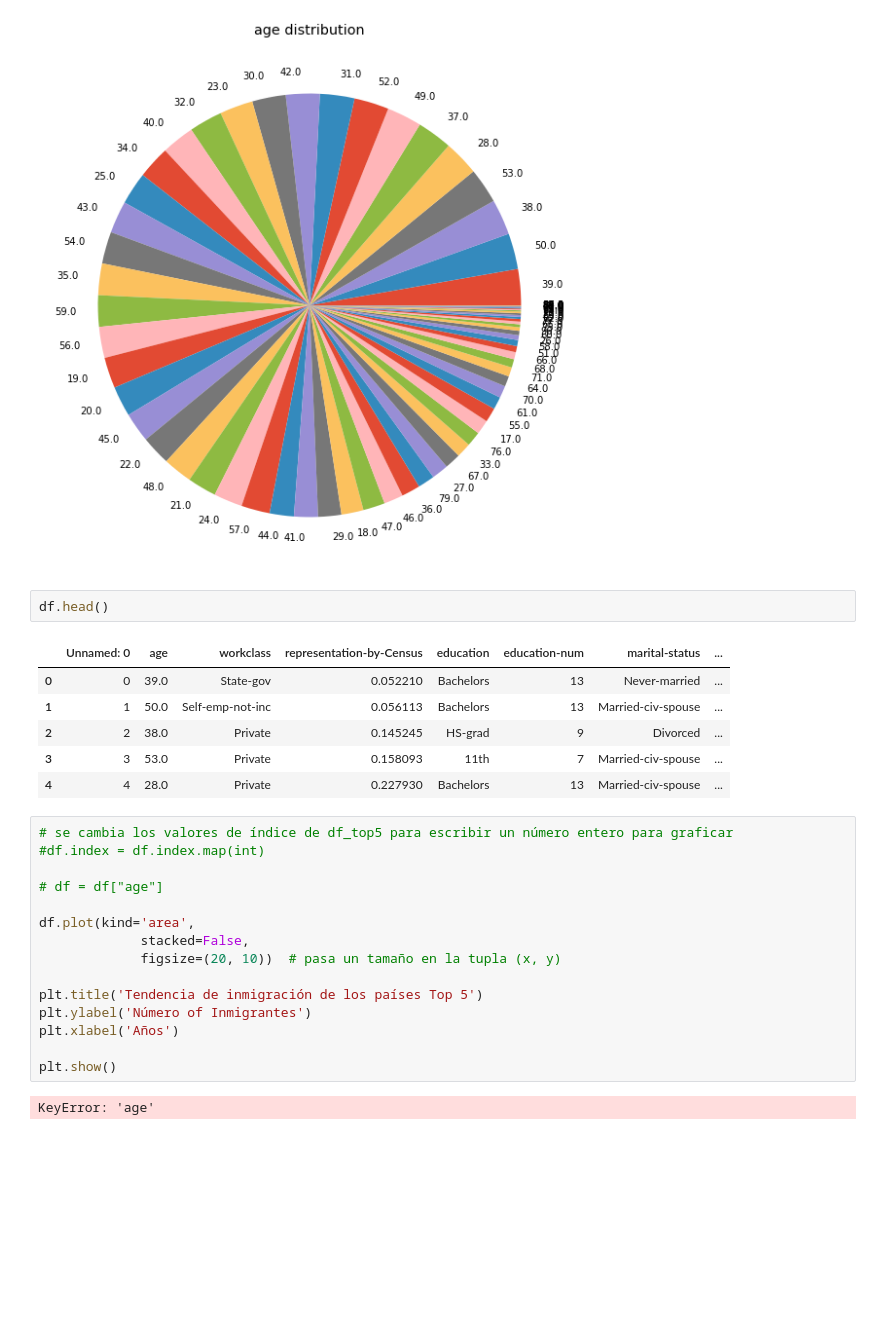
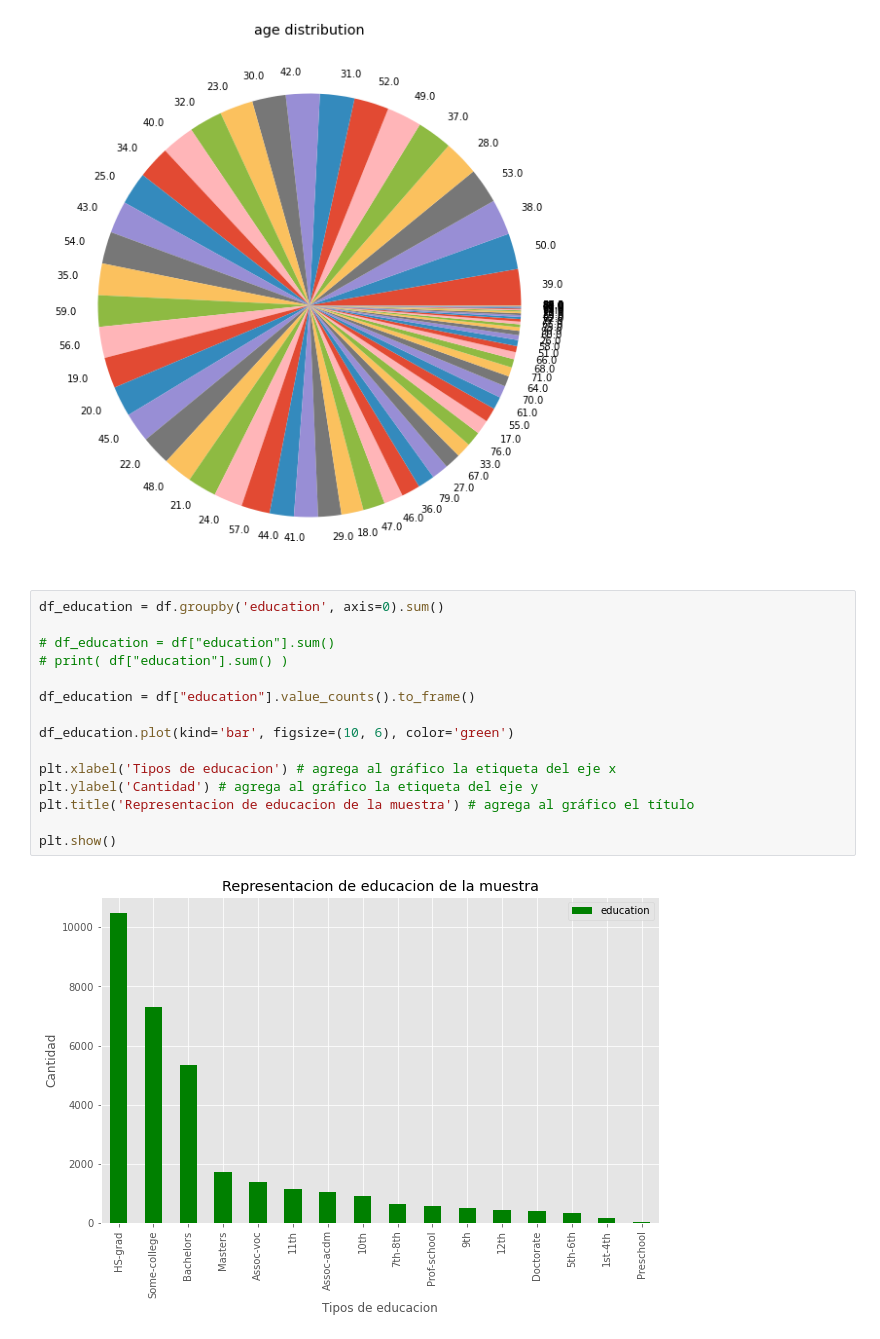
Before and after one commit to KenderWebos/python-data-science, a Jupyter notebook: tarea_3/Main/visualizacion.ipynb, the cells around one changed output. Saved outputs shown, nothing was run; the diff lists cells and outputs as text; blank space fills up the shorter version.

```diff
--- a/tarea_3/Main/visualizacion.ipynb
+++ b/tarea_3/Main/visualizacion.ipynb
@@ -269,29 +271,20 @@ plt.title(columnString + " distribution")
 [32547 rows x 1 columns]
 Text(0.5, 1.0, 'age distribution')
 [figure]
-# %%
-df.head()
-# %% [output]
-|  | Unnamed: 0 | age | workclass | representation-by-Census | education | education-num | marital-status | ... |
-| 0 | 0 | 39.0 | State-gov | 0.052210 | Bachelors | 13 | Never-married | ... |
-| 1 | 1 | 50.0 | Self-emp-not-inc | 0.056113 | Bachelors | 13 | Married-civ-spouse | ... |
-| 2 | 2 | 38.0 | Private | 0.145245 | HS-grad | 9 | Divorced | ... |
-| 3 | 3 | 53.0 | Private | 0.158093 | 11th | 7 | Married-civ-spouse | ... |
-| 4 | 4 | 28.0 | Private | 0.227930 | Bachelors | 13 | Married-civ-spouse | ... |
-# %%
-# se cambia los valores de índice de df_top5 para escribir un número entero para graficar
-#df.index = df.index.map(int)
-
-# df = df["age"]
-
-df.plot(kind='area',
-             stacked=False,
-             figsize=(20, 10))  # pasa un tamaño en la tupla (x, y)
-
-plt.title('Tendencia de inmigración de los países Top 5')
-plt.ylabel('Número of Inmigrantes')
-plt.xlabel('Años')
-
-plt.show()
-# %% [output]
-KeyError: 'age'
+# %%
+df_education = df.groupby('education', axis=0).sum()
+
+# df_education = df["education"].sum()
+# print( df["education"].sum() )
+
+df_education = df["education"].value_counts().to_frame()
+
+df_education.plot(kind='bar', figsize=(10, 6), color='green')
+
+plt.xlabel('Tipos de educacion') # agrega al gráfico la etiqueta del eje x
+plt.ylabel('Cantidad') # agrega al gráfico la etiqueta del eje y
+plt.title('Representacion de educacion de la muestra') # agrega al gráfico el título
+
+plt.show()
+# %% [output]
+[figure, added]
```
Also changed, not shown: parts of 4 cells of this notebook.
